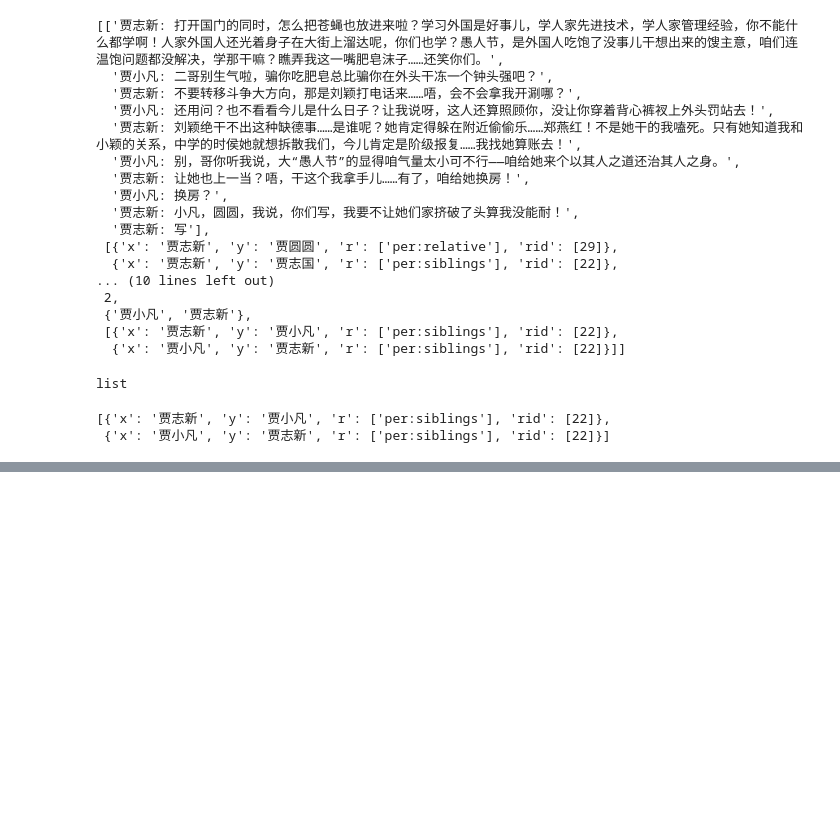
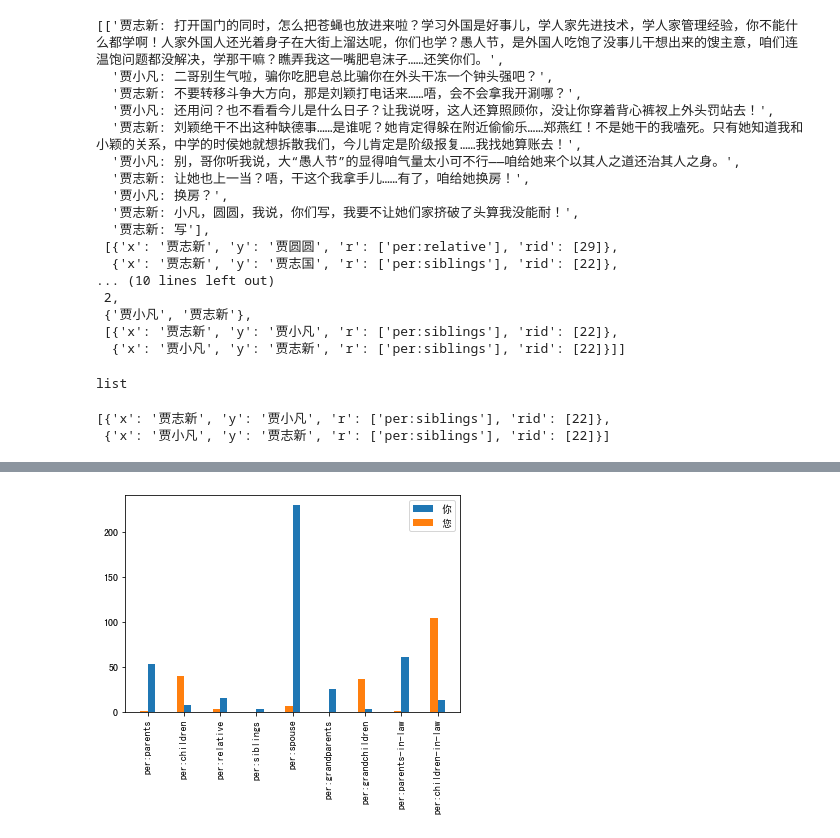
Before and after one commit to elyeb/dialog_formality, a Jupyter notebook: corpora_explore_messy.ipynb, the cells around one changed output, grey strips where cells are left out. Drawn from its saved outputs; the diff is of its cells as text; code cells hidden in the pictures; blank space fills up the shorter version.

```diff
--- a/corpora_explore_messy.ipynb
+++ b/corpora_explore_messy.ipynb
@@ -1731,0 +1735,3 @@ ch_dict
+# %%
+with open('../CRECIL/Orginal_data/My_home.json','rb') as infile:
+    original_data = json.loads(infile.read())
@@ -1731,0 +1746,4 @@ ch_dict
+# %%
+pattern = re.compile('(?<=: ).*')
+test = re.findall(pattern,final_with_speaker_names[0][0][0])[0]
+test == original_data['episodes'][0]['scenes'][0]['utterances'][0]['transcript']
@@ -1731,0 +1854,8 @@ ch_dict
+# %%
+with open('../CRECIL/My_home_data/partition1.pickle','rb') as infile:
+    partition1 = pickle.load(infile)
+# %%
+total = 0
+for scene in partition1:
+    total+=len(scene)
+total
@@ -1731,0 +1921,21 @@ ch_dict
+# %%
+#graph
+ni = get_scene_stats(partition1,'你')['relation']
+nin = get_scene_stats(partition1,'您')['relation']
+
+plt.rcParams['font.sans-serif'] = ['SimHei']
+
+
+fig, ax = plt.subplots()
+
+ax.bar(ni.keys(), ni.values(), width=0.2, align='edge', label='你')
+ax.bar(nin.keys(), nin.values(), width=-0.2, align='edge', label='您')
+
+
+ax.legend()
+plt.xticks(rotation=90)
+
+
+fig.show()
+# %% [output]
+[figure, added]
```
Also changed, not shown: parts of 32 cells of this notebook, 1 other file.
